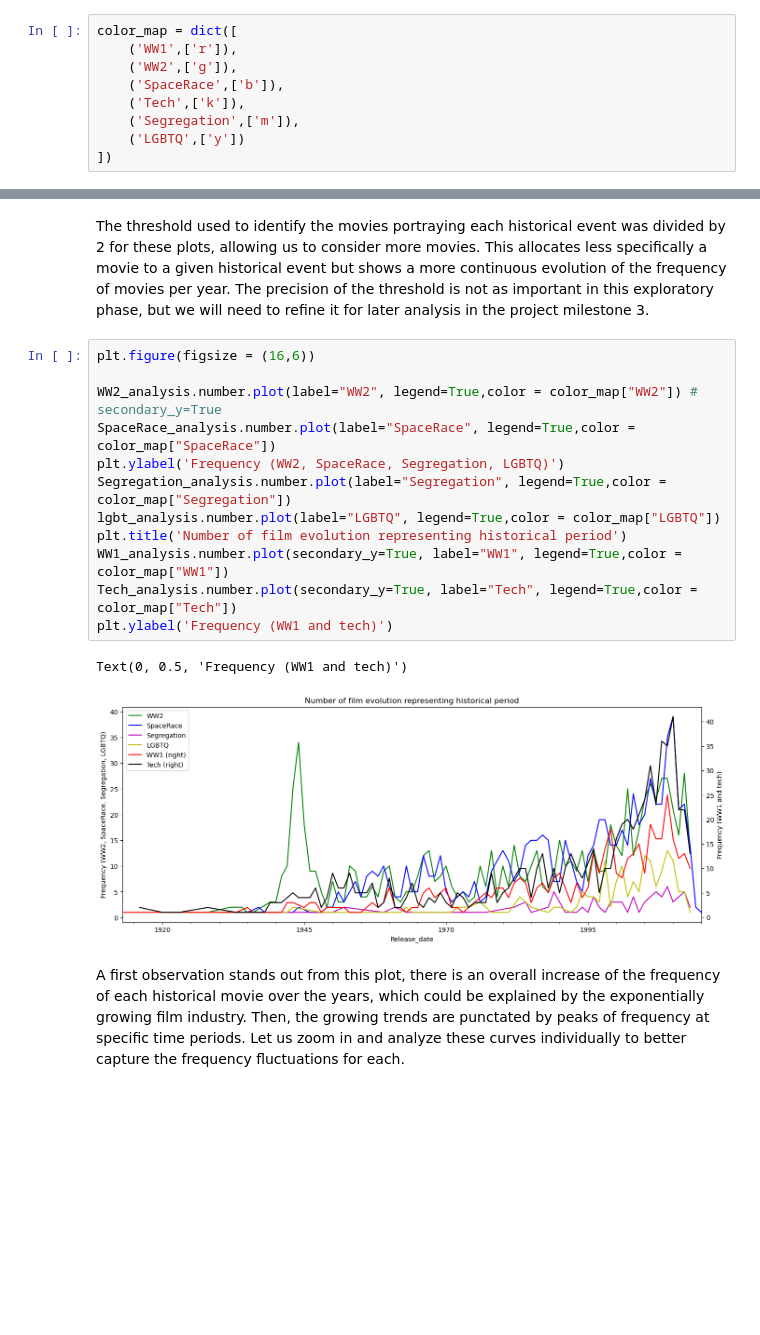
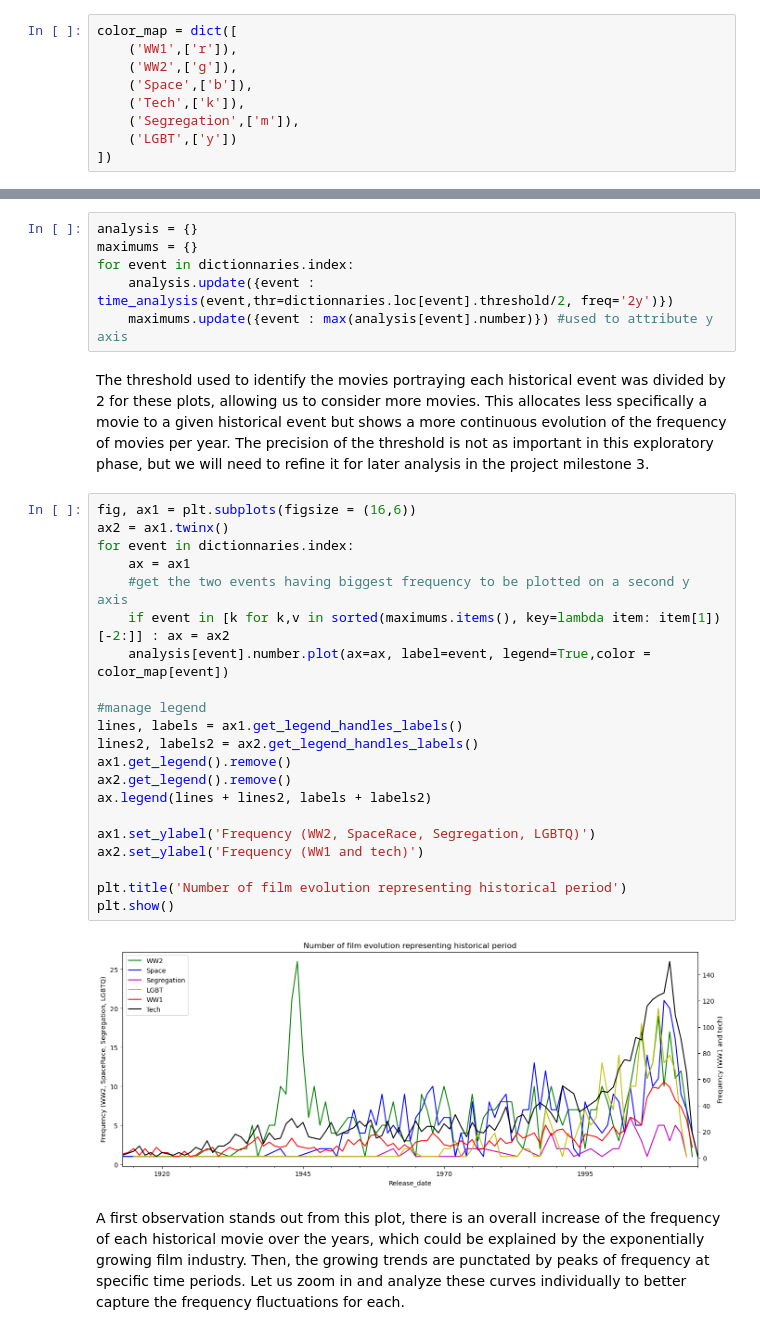
Before and after one commit to epfl-ada/ada-2022-project-thegonios, a Jupyter notebook: Data_processing.ipynb, the cells around one changed output, grey strips where cells are left out. Saved outputs shown, nothing was run; the diff lists cells and outputs as text; blank space fills up the shorter version.

```diff
--- a/Data_processing.ipynb
+++ b/Data_processing.ipynb
@@ -1181,10 +1213,10 @@ One specific colour is assigned to a historical period to make it easier to comp
 color_map = dict([
     ('WW1',['r']),
     ('WW2',['g']),
-    ('SpaceRace',['b']),
+    ('Space',['b']),
     ('Tech',['k']),
     ('Segregation',['m']),
-    ('LGBTQ',['y'])
+    ('LGBT',['y'])
 ])
 # %% [markdown]
 ### Evolution of the number of movies representing a historical period with time
@@ -1198,19 +1223,33 @@ lgbt_analysis = time_analysis('LGBT', thr=lgbtT/2, freq='2y')
+# %%
+analysis = {}
+maximums = {}
+for event in dictionnaries.index:
+    analysis.update({event : time_analysis(event,thr=dictionnaries.loc[event].threshold/2, freq='2y')})
+    maximums.update({event : max(analysis[event].number)}) #used to attribute y axis
 # %% [markdown]
 The threshold used to identify the movies portraying each historical event was divided by 2 for these plots, allowing us to consider more movies. This allocates less specifically a movie to a given historical event but shows a more continuous evolution of the frequency of movies per year. The precision of the threshold is not as important in this exploratory phase, but we will need to refine it for later analysis in the project milestone 3.
-# %%
-plt.figure(figsize = (16,6))
-
-WW2_analysis.number.plot(label="WW2", legend=True,color = color_map["WW2"]) # secondary_y=True
-SpaceRace_analysis.number.plot(label="SpaceRace", legend=True,color = color_map["SpaceRace"])
-plt.ylabel('Frequency (WW2, SpaceRace, Segregation, LGBTQ)')
-Segregation_analysis.number.plot(label="Segregation", legend=True,color = color_map["Segregation"])
-lgbt_analysis.number.plot(label="LGBTQ", legend=True,color = color_map["LGBTQ"])
-plt.title('Number of film evolution representing historical period')
-WW1_analysis.number.plot(secondary_y=True, label="WW1", legend=True,color = color_map["WW1"])
-Tech_analysis.number.plot(secondary_y=True, label="Tech", legend=True,color = color_map["Tech"])
-plt.ylabel('Frequency (WW1 and tech)')
-# %% [output]
-Text(0, 0.5, 'Frequency (WW1 and tech)')
-[figure, removed]
+# %%
+fig, ax1 = plt.subplots(figsize = (16,6))
+ax2 = ax1.twinx()
+for event in dictionnaries.index:
+    ax = ax1
+    #get the two events having biggest frequency to be plotted on a second y axis
+    if event in [k for k,v in sorted(maximums.items(), key=lambda item: item[1])[-2:]] : ax = ax2
+    analysis[event].number.plot(ax=ax, label=event, legend=True,color = color_map[event])
+
+#manage legend
+lines, labels = ax1.get_legend_handles_labels()
+lines2, labels2 = ax2.get_legend_handles_labels()
+ax1.get_legend().remove()
+ax2.get_legend().remove()
+ax.legend(lines + lines2, labels + labels2)
+
+ax1.set_ylabel('Frequency (WW2, SpaceRace, Segregation, LGBTQ)')
+ax2.set_ylabel('Frequency (WW1 and tech)')
+
+plt.title('Number of film evolution representing historical period')
+plt.show()
+# %% [output]
+[figure, added]
 # %% [markdown]
 A first observation stands out from this plot, there is an overall increase of the frequency of each historical movie over the years, which could be explained by the exponentially growing film industry. Then, the growing trends are punctated by peaks of frequency at specific time periods. Let us zoom in and analyze these curves individually to better capture the frequency fluctuations for each.
```
Also changed, not shown: parts of 45 cells of this notebook.
